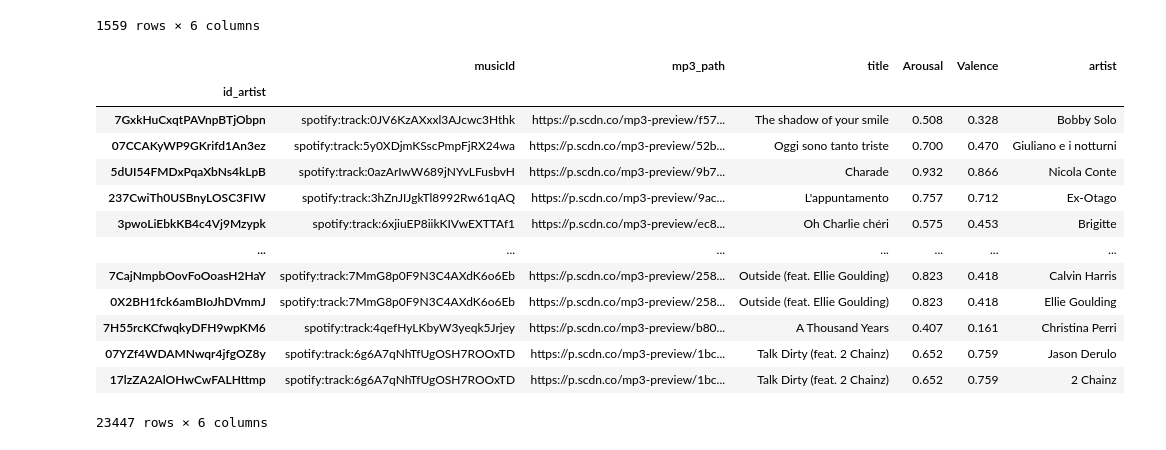
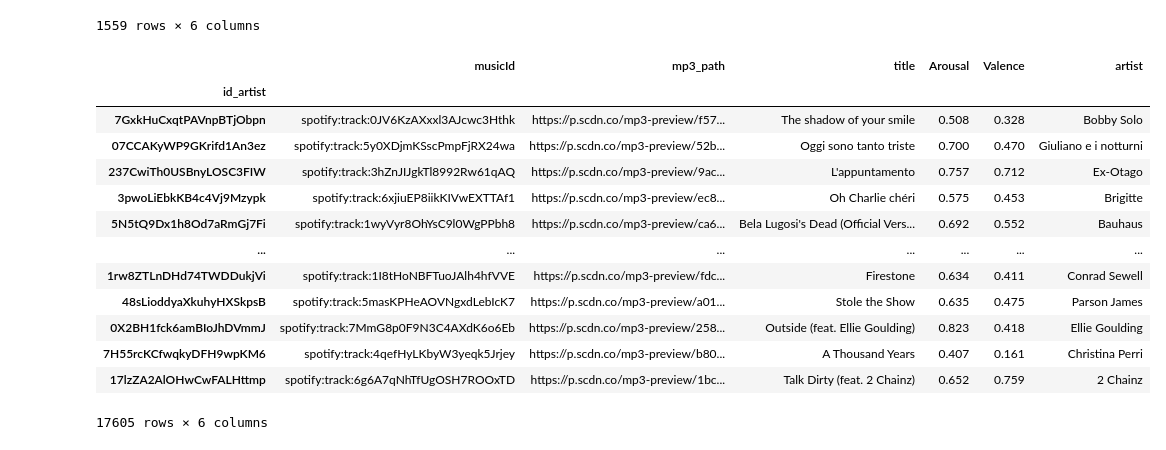
Before and after one commit to lukebella/Recommersion, a Jupyter notebook: data_management/manage_spotigem.ipynb, the cells around one changed output. Saved outputs shown, nothing was run; the diff lists cells and outputs as text; code cells hidden in the pictures.

```diff
--- a/data_management/manage_spotigem.ipynb
+++ b/data_management/manage_spotigem.ipynb
@@ -82,22 +82,24 @@ songs
 # %%
 full_data.rename(columns={"uri_track":"musicId","arousal":"Arousal", "valence":"Valence",\
                     "name":"artist","preview":"mp3_path", "energy":"Arousal"} ,inplace=True)
-full_data.dropna()
+full_data = full_data.dropna().drop_duplicates(subset=['title'], keep='last')
-# %% [output]
-|  | musicId | mp3_path | title | Arousal | Valence | artist |
-| id_artist |  |  |  |  |  |  |
-| 7GxkHuCxqtPAVnpBTjObpn | spotify:track:0JV6KzAXxxl3AJcwc3Hthk | https://p.scdn.co/mp3-preview/f57... | The shadow of your smile | 0.508 | 0.328 | Bobby Solo |
-| 07CCAKyWP9GKrifd1An3ez | spotify:track:5y0XDjmKSscPmpFjRX24wa | https://p.scdn.co/mp3-preview/52b... | Oggi sono tanto triste | 0.700 | 0.470 | Giuliano e i notturni |
-| 5dUI54FMDxPqaXbNs4kLpB | spotify:track:0azArIwW689jNYvLFusbvH | https://p.scdn.co/mp3-preview/9b7... | Charade | 0.932 | 0.866 | Nicola Conte |
-| 237CwiTh0USBnyLOSC3FIW | spotify:track:3hZnJIJgkTl8992Rw61qAQ | https://p.scdn.co/mp3-preview/9ac... | L'appuntamento | 0.757 | 0.712 | Ex-Otago |
-| 3pwoLiEbkKB4c4Vj9Mzypk | spotify:track:6xjiuEP8iikKIVwEXTTAf1 | https://p.scdn.co/mp3-preview/ec8... | Oh Charlie chéri | 0.575 | 0.453 | Brigitte |
-| ... | ... | ... | ... | ... | ... | ... |
-| 7CajNmpbOovFoOoasH2HaY | spotify:track:7MmG8p0F9N3C4AXdK6o6Eb | https://p.scdn.co/mp3-preview/258... | Outside (feat. Ellie Goulding) | 0.823 | 0.418 | Calvin Harris |
-| 0X2BH1fck6amBIoJhDVmmJ | spotify:track:7MmG8p0F9N3C4AXdK6o6Eb | https://p.scdn.co/mp3-preview/258... | Outside (feat. Ellie Goulding) | 0.823 | 0.418 | Ellie Goulding |
-| 7H55rcKCfwqkyDFH9wpKM6 | spotify:track:4qefHyLKbyW3yeqk5Jrjey | https://p.scdn.co/mp3-preview/b80... | A Thousand Years | 0.407 | 0.161 | Christina Perri |
-| 07YZf4WDAMNwqr4jfgOZ8y | spotify:track:6g6A7qNhTfUgOSH7ROOxTD | https://p.scdn.co/mp3-preview/1bc... | Talk Dirty (feat. 2 Chainz) | 0.652 | 0.759 | Jason Derulo |
-| 17lzZA2AlOHwCwFALHttmp | spotify:track:6g6A7qNhTfUgOSH7ROOxTD | https://p.scdn.co/mp3-preview/1bc... | Talk Dirty (feat. 2 Chainz) | 0.652 | 0.759 | 2 Chainz |
-23447 rows × 6 columns
+# %%
+full_data
+# %% [output]
+|  | musicId | mp3_path | title | Arousal | Valence | artist |
+| id_artist |  |  |  |  |  |  |
+| 7GxkHuCxqtPAVnpBTjObpn | spotify:track:0JV6KzAXxxl3AJcwc3Hthk | https://p.scdn.co/mp3-preview/f57... | The shadow of your smile | 0.508 | 0.328 | Bobby Solo |
+| 07CCAKyWP9GKrifd1An3ez | spotify:track:5y0XDjmKSscPmpFjRX24wa | https://p.scdn.co/mp3-preview/52b... | Oggi sono tanto triste | 0.700 | 0.470 | Giuliano e i notturni |
+| 237CwiTh0USBnyLOSC3FIW | spotify:track:3hZnJIJgkTl8992Rw61qAQ | https://p.scdn.co/mp3-preview/9ac... | L'appuntamento | 0.757 | 0.712 | Ex-Otago |
+| 3pwoLiEbkKB4c4Vj9Mzypk | spotify:track:6xjiuEP8iikKIVwEXTTAf1 | https://p.scdn.co/mp3-preview/ec8... | Oh Charlie chéri | 0.575 | 0.453 | Brigitte |
+| 5N5tQ9Dx1h8Od7aRmGj7Fi | spotify:track:1wyVyr8OhYsC9l0WgPPbh8 | https://p.scdn.co/mp3-preview/ca6... | Bela Lugosi's Dead (Official Vers... | 0.692 | 0.552 | Bauhaus |
+| ... | ... | ... | ... | ... | ... | ... |
+| 1rw8ZTLnDHd74TWDDukjVi | spotify:track:1I8tHoNBFTuoJAlh4hfVVE | https://p.scdn.co/mp3-preview/fdc... | Firestone | 0.634 | 0.411 | Conrad Sewell |
+| 48sLioddyaXkuhyHXSkpsB | spotify:track:5masKPHeAOVNgxdLebIcK7 | https://p.scdn.co/mp3-preview/a01... | Stole the Show | 0.635 | 0.475 | Parson James |
+| 0X2BH1fck6amBIoJhDVmmJ | spotify:track:7MmG8p0F9N3C4AXdK6o6Eb | https://p.scdn.co/mp3-preview/258... | Outside (feat. Ellie Goulding) | 0.823 | 0.418 | Ellie Goulding |
+| 7H55rcKCfwqkyDFH9wpKM6 | spotify:track:4qefHyLKbyW3yeqk5Jrjey | https://p.scdn.co/mp3-preview/b80... | A Thousand Years | 0.407 | 0.161 | Christina Perri |
+| 17lzZA2AlOHwCwFALHttmp | spotify:track:6g6A7qNhTfUgOSH7ROOxTD | https://p.scdn.co/mp3-preview/1bc... | Talk Dirty (feat. 2 Chainz) | 0.652 | 0.759 | 2 Chainz |
+17605 rows × 6 columns
 # %%
 full = pd.concat([songs, full_data])
 full
```
Also changed, not shown: parts of 2 cells of this notebook, 2 other files.
